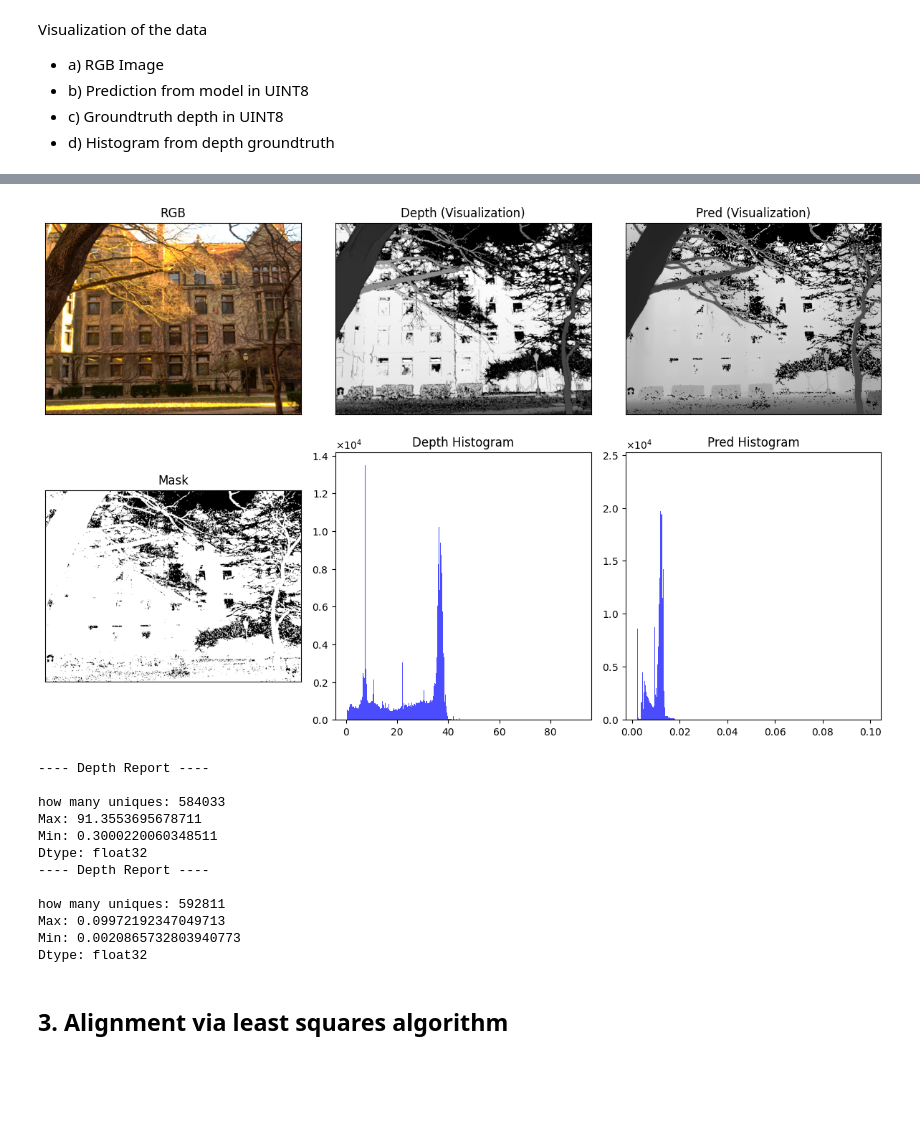
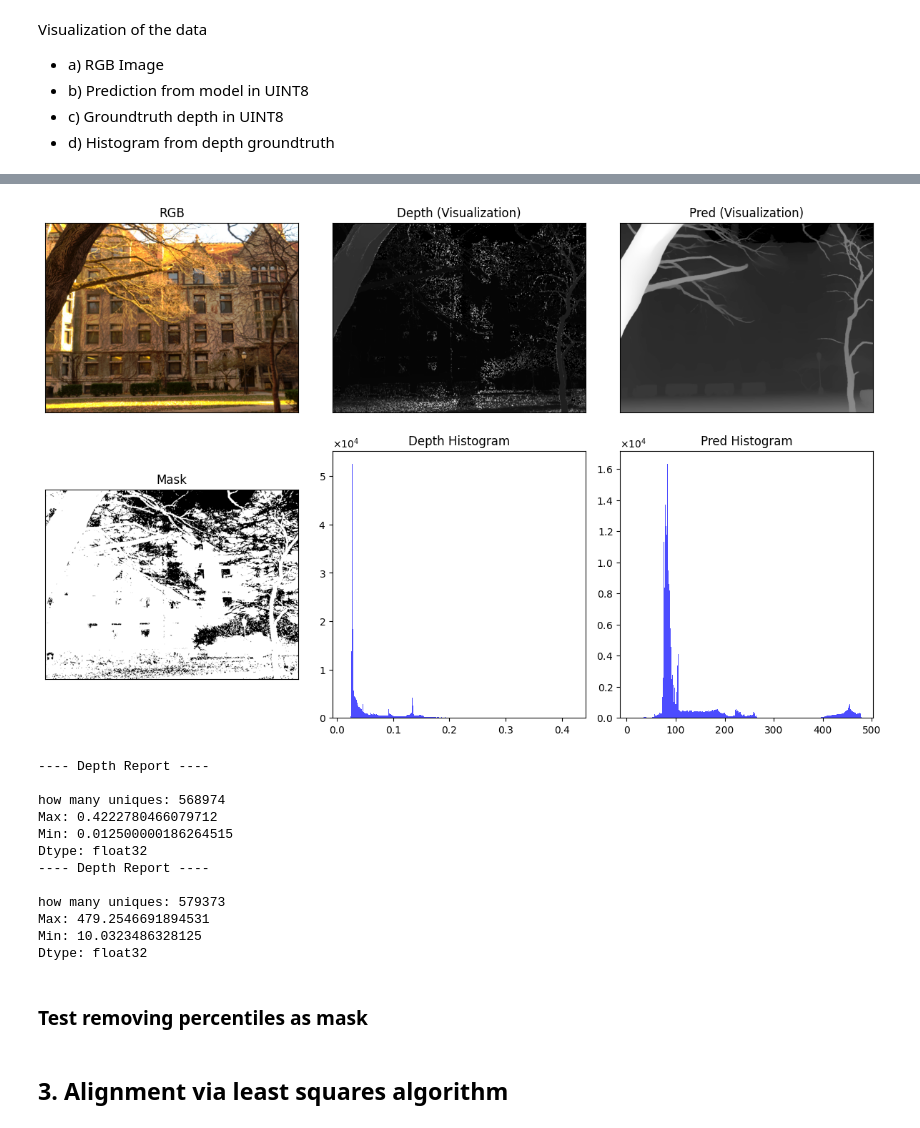
Before and after one commit to gkmocastro/depth-metrics-pavic, a Jupyter notebook: metrics.ipynb, the cells around one changed output, grey strips where cells are left out. Cells and saved outputs as stored; diff of their text form; code cells hidden in the pictures; blank space fills up the shorter version.

```diff
--- a/metrics.ipynb
+++ b/metrics.ipynb
@@ -62,16 +59,23 @@ mask_pred = np.ones_like(pred_diode)
 mask_pred[pred_diode < 10] = 0
 
 mask_full = mask * mask_pred
+
+diode_depth_lim = 80
+diode_disparity_lim = 1/diode_depth_lim
 # %%
 gt_depth_masked = np.zeros_like(groundtruth)
 gt_depth_masked[mask_full == 1] = groundtruth[mask_full == 1]
 
 gt_disp_masked = np.zeros_like(groundtruth)
 gt_disp_masked[mask_full == 1] = 1.0 / groundtruth[mask_full == 1]
+gt_disp_masked[gt_disp_masked < diode_disparity_lim] = diode_disparity_lim
 
 pred_depth = np.zeros_like(groundtruth)
 pred_depth[mask_full == 1] = 1.0 / pred_diode[mask_full == 1]
 
 gt_depth_capped = cap_values(groundtruth, 2, 98)
 gt_disp_capped = cap_values(gt_disp_masked, 2, 98)
+# %%
+limit_mask = utils.percentile_mask(gt_disp_masked, 2, 98)
+mask_full = mask_full * limit_mask
 # %%
@@ -108,20 +107,22 @@ Max: 0.09972192347049713
 Min: 0.0020865732803940773
 Dtype: float32
 # %%
-depth_report(rgb, gt_depth_masked, pred_depth*mask_full,mask=mask_full, cap=True, uint=True)
+depth_report(rgb, gt_disp_masked, pred_diode,mask=mask_full, cap=True, uint=True)
 # %% [output]
-[figure, old version]
+[figure, new version]
 ---- Depth Report ----
 
-how many uniques: 584033
-Max: 91.3553695678711
-Min: 0.3000220060348511
+how many uniques: 568974
+Max: 0.4222780466079712
+Min: 0.012500000186264515
 Dtype: float32
 ---- Depth Report ----
 
-how many uniques: 592811
-Max: 0.09972192347049713
-Min: 0.0020865732803940773
+how many uniques: 579373
+Max: 479.2546691894531
+Min: 10.0323486328125
 Dtype: float32
+# %% [markdown]
+### Test removing percentiles as mask
 # %% [markdown]
 ## 3. Alignment via least squares algorithm
```
Also changed, not shown: parts of 15 cells of this notebook, 2 other files.
